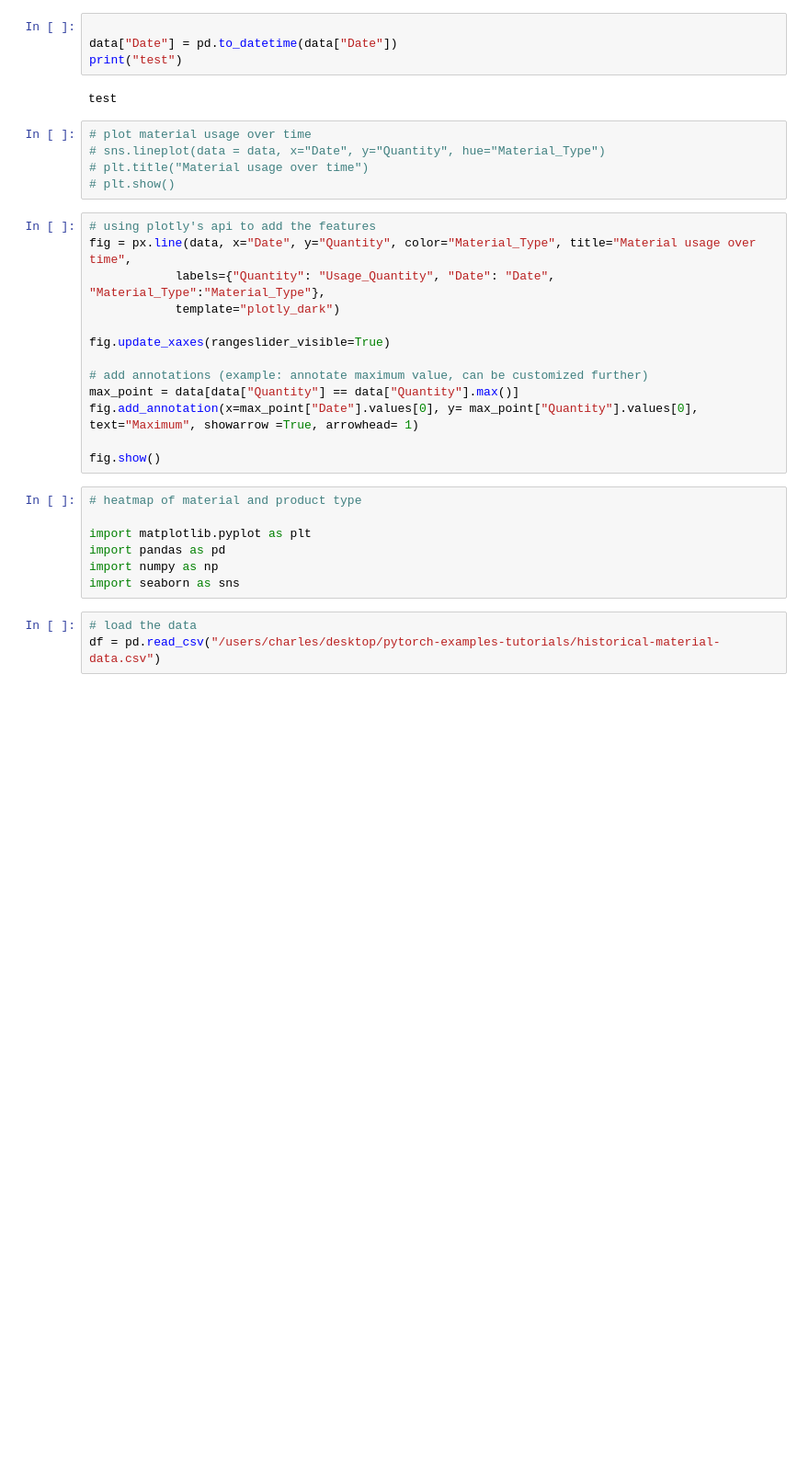
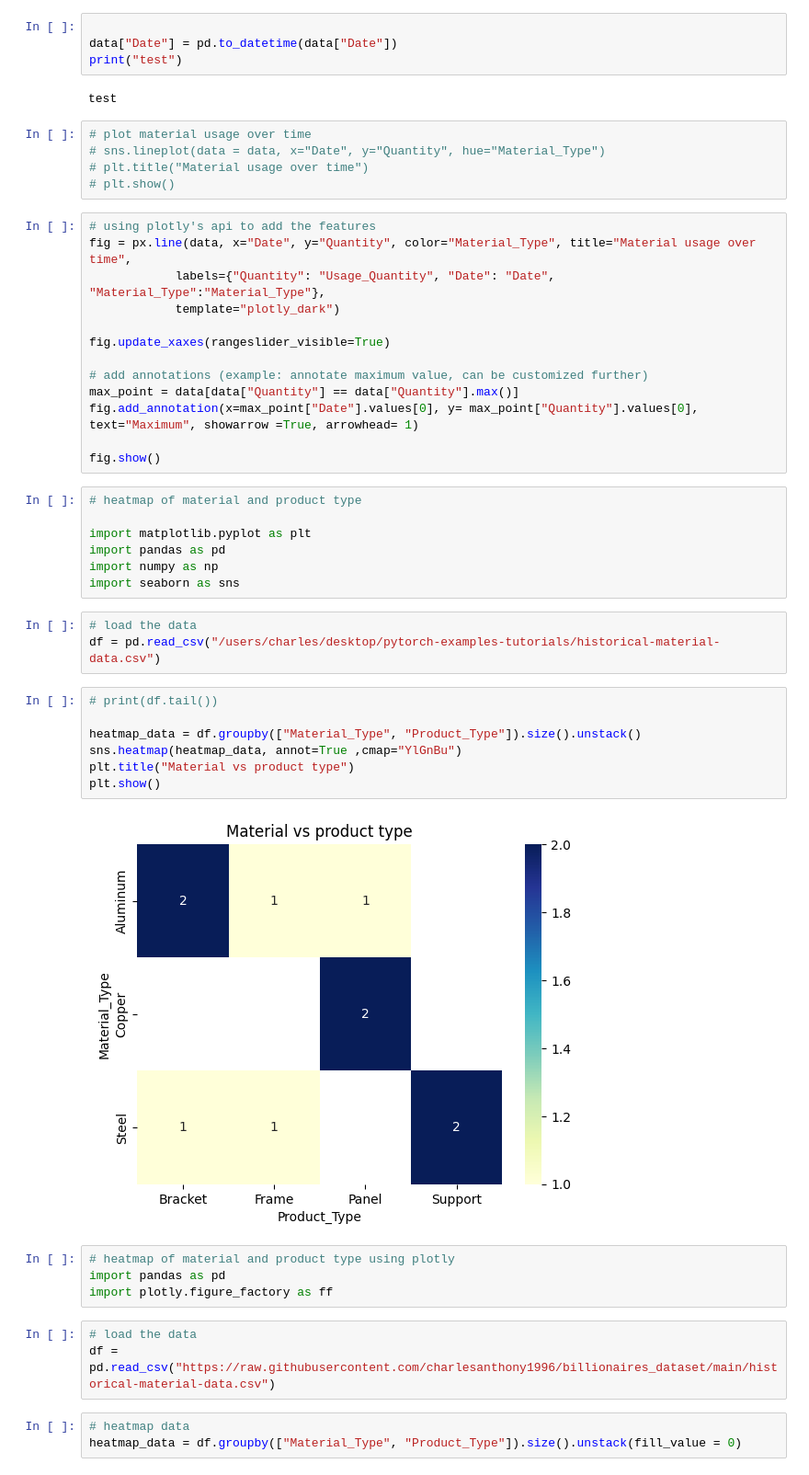
Before and after one commit to charlesanthony1996/billionaires_dataset, a Jupyter notebook: material_plot.ipynb, the cells around one changed output. Shown at 92% size. Drawn from its saved outputs; the diff is of its cells as text; blank space fills up the shorter version.

```diff
--- a/material_plot.ipynb
+++ b/material_plot.ipynb
@@ -43,3 +43,22 @@ import seaborn as sns
 # %%
 # load the data
 df = pd.read_csv("/users/charles/desktop/pytorch-examples-tutorials/historical-material-data.csv")
+# %%
+# print(df.tail())
+
+heatmap_data = df.groupby(["Material_Type", "Product_Type"]).size().unstack()
+sns.heatmap(heatmap_data, annot=True ,cmap="YlGnBu")
+plt.title("Material vs product type")
+plt.show()
+# %% [output]
+[figure, added]
+# %%
+# heatmap of material and product type using plotly
+import pandas as pd
+import plotly.figure_factory as ff
+# %%
+# load the data
+df = pd.read_csv("https://raw.githubusercontent.com/charlesanthony1996/billionaires_dataset/main/historical-material-data.csv")
+# %%
+# heatmap data
+heatmap_data = df.groupby(["Material_Type", "Product_Type"]).size().unstack(fill_value = 0)
```
Also changed, not shown: parts of 18 cells of this notebook.
